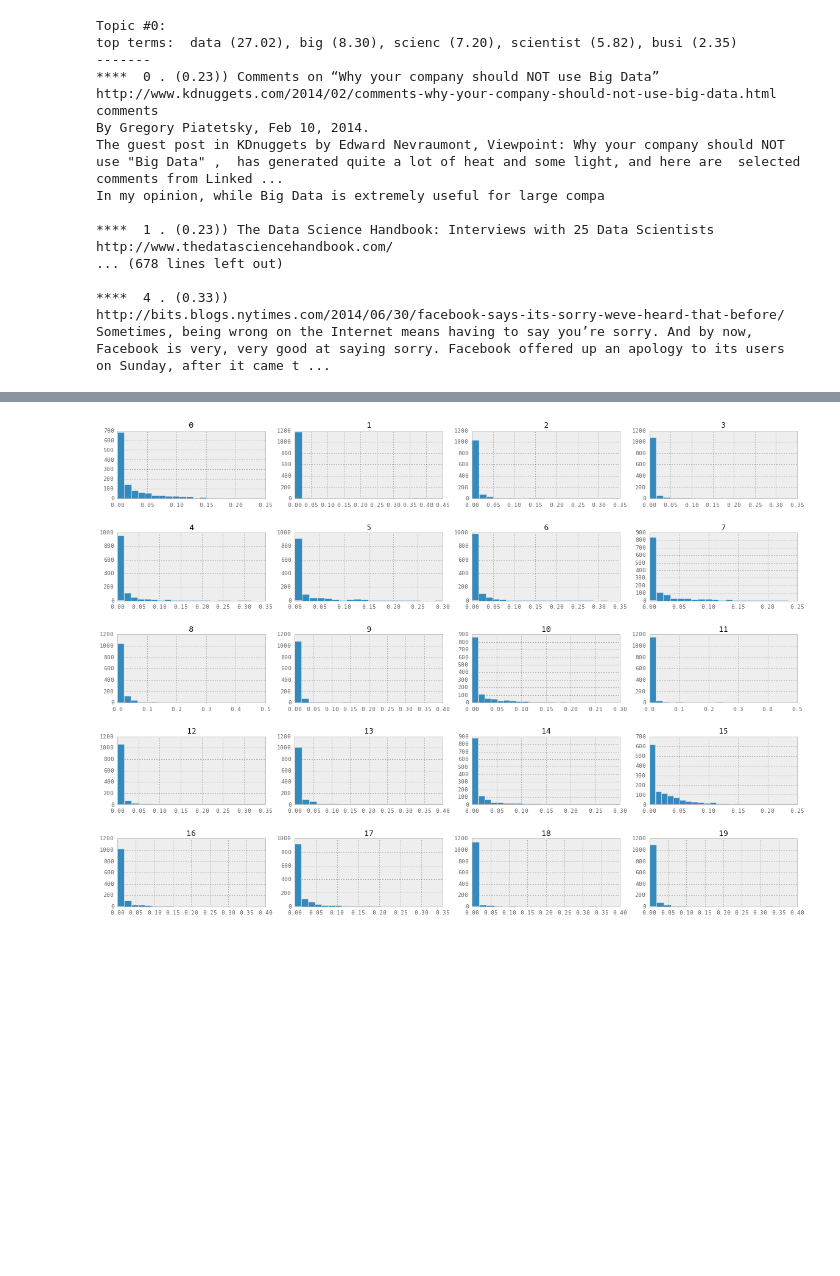
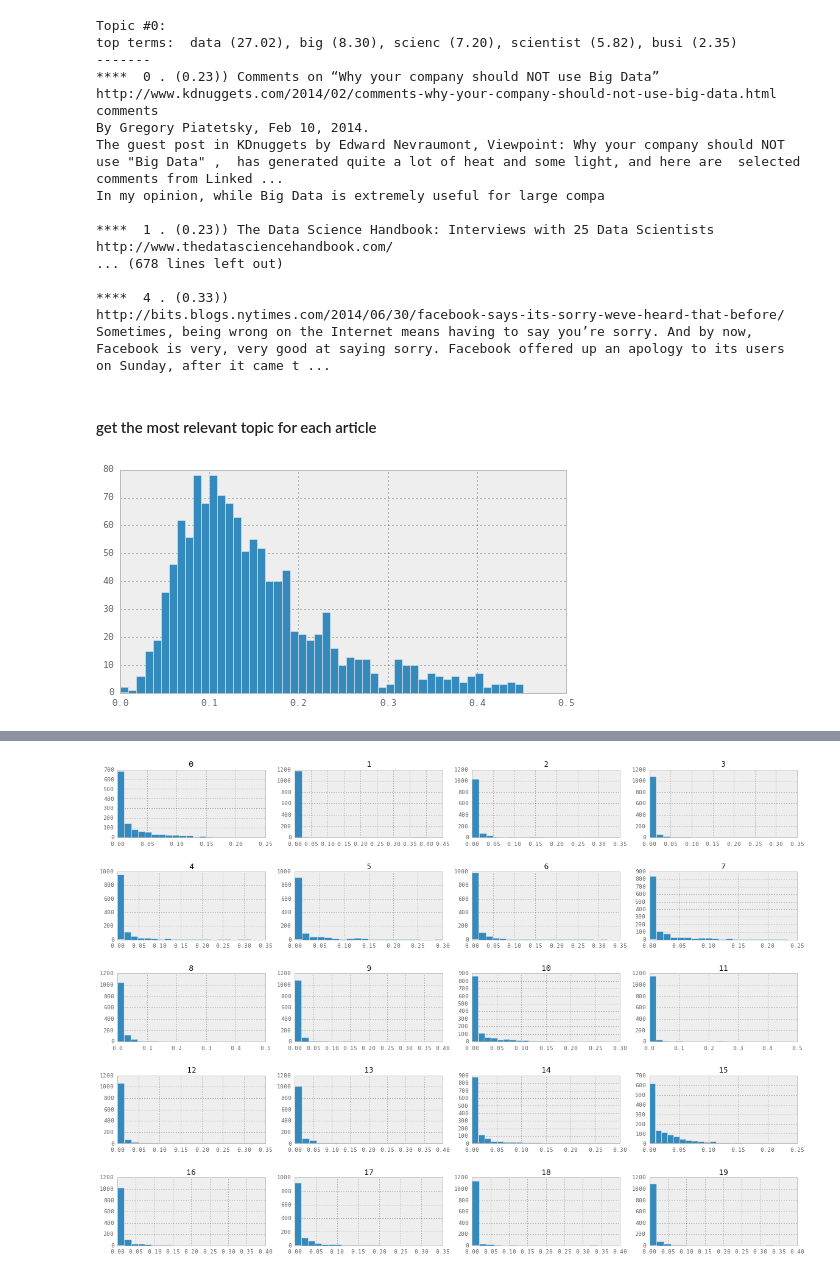
Before and after one commit to joyce-duan/All-Things-Data-Science, a Jupyter notebook: code/eda/eda.ipynb, the cells around one changed output, grey strips where cells are left out. Saved outputs shown, nothing was run; the diff lists cells and outputs as text; code cells hidden in the pictures; blank space fills up the shorter version.

```diff
--- a/code/eda/eda.ipynb
+++ b/code/eda/eda.ipynb
@@ -262,3 +283,16 @@ http://www.thedatasciencehandbook.com/
 ****  4 . (0.33))
 http://bits.blogs.nytimes.com/2014/06/30/facebook-says-its-sorry-weve-heard-that-before/
 Sometimes, being wrong on the Internet means having to say you’re sorry. And by now, Facebook is very, very good at saying sorry. Facebook offered up an apology to its users on Sunday, after it came t ...
+# %% [markdown]
+#### get the most relevant topic for each article
+# %%
+best_topics_for_articles = []
+for i_article, topic_w in enumerate(W):
+    i_best_topic = np.argmax(topic_w)
+    best_topics_for_articles.append([i_best_topic, topic_w[i_best_topic]])
+best_topics_for_articles = np.array(best_topics_for_articles)
+fig = plt.figure(figsize=(8,4))
+plt.hist(best_topics_for_articles[:,1], bins =50)
+plt.show()
+# %% [output]
+[figure, added]
```
Also changed, not shown: parts of 32 cells of this notebook, 53 other files.
